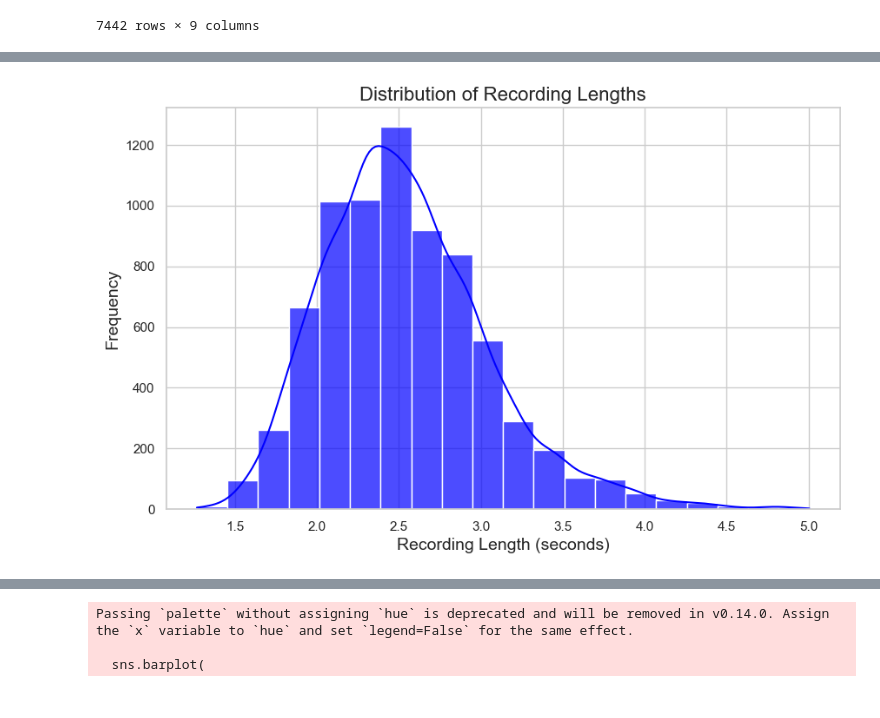
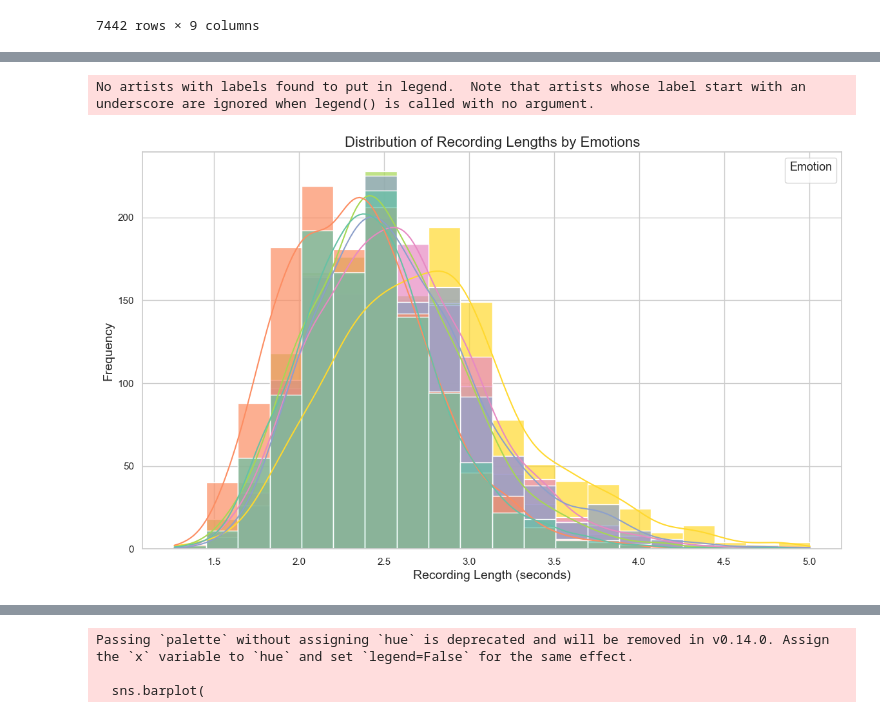
Before and after one commit to mweuro/informatyka-afektywna-speechmultiemo, a Jupyter notebook: length_analyze.ipynb, the cells around one changed output, grey strips where cells are left out. Saved outputs shown, nothing was run; the diff lists cells and outputs as text; code cells hidden in the pictures.

```diff
--- a/length_analyze.ipynb
+++ b/length_analyze.ipynb
@@ -76,8 +85,19 @@ merged_df['filename_wav'] = merged_df['Filename'].apply(lambda x: f"{x}.wav" if
 
 merged_df['file_path'] = merged_df['filename_wav'].apply(lambda x: os.path.join('data/audio_data/', x))
 
-merged_df['duration_sec'] = merged_df['file_path'].apply(get_wav_duration)
+merged_df['audio_duration_sec'] = merged_df['file_path'].apply(get_wav_duration)
 merged_df = merged_df.drop(columns=['file_path', 'filename_wav'])
+# %%
+merged_df['filename_flv'] = merged_df['Filename'].apply(lambda x: f"{x}.flv" if not x.endswith('.flv') else x)
+
+merged_df['video_file_path'] = merged_df['filename_flv'].apply(lambda x: os.path.join('data/video_data/', x))
+
+merged_df['video_duration_sec'] = merged_df['video_file_path'].apply(get_video_duration)
+
+merged_df = merged_df.drop(columns=['video_file_path', 'filename_flv'])
+# %%
+merged_df['duration_difference'] = merged_df['video_duration_sec'] - merged_df['audio_duration_sec']
+merged_df['duration_difference_abs'] = abs(merged_df['video_duration_sec'] - merged_df['audio_duration_sec'])
 # %%
 merged_df
 # %% [output]
@@ -96,0 +155,2 @@ merged_df
+# %%
+merged_df = merged_df[merged_df['duration_difference_abs'] < 0.1]
@@ -97,17 +261,24 @@ merged_df
 # %%
-import matplotlib.pyplot as plt
-import seaborn as sns
-
 sns.set(style="whitegrid")
 
-plt.figure(figsize=(10, 6))
+plt.figure(figsize=(14, 8))
 
-sns.histplot(merged_df['duration_sec'], kde=True, bins=20, color="blue", alpha=0.7)
+sns.histplot(
+    data=merged_df,
+    x="audio_duration_sec",
+    hue="Emotion",
+    bins=20,
+    kde=True,
+    palette="Set2",
+    alpha=0.7
+)
 
-plt.title("Distribution of Recording Lengths", fontsize=16)
+plt.title("Distribution of Recording Lengths by Emotions", fontsize=16)
 plt.xlabel("Recording Length (seconds)", fontsize=14)
 plt.ylabel("Frequency", fontsize=14)
 
+plt.legend(title="Emotion", fontsize=12, title_fontsize=13)
 plt.show()
 # %% [output]
+No artists with labels found to put in legend.  Note that artists whose label start with an underscore are ignored when legend() is called with no argument.
-[figure, old version]
+[figure, new version]
```
Also changed, not shown: parts of 34 cells of this notebook.
